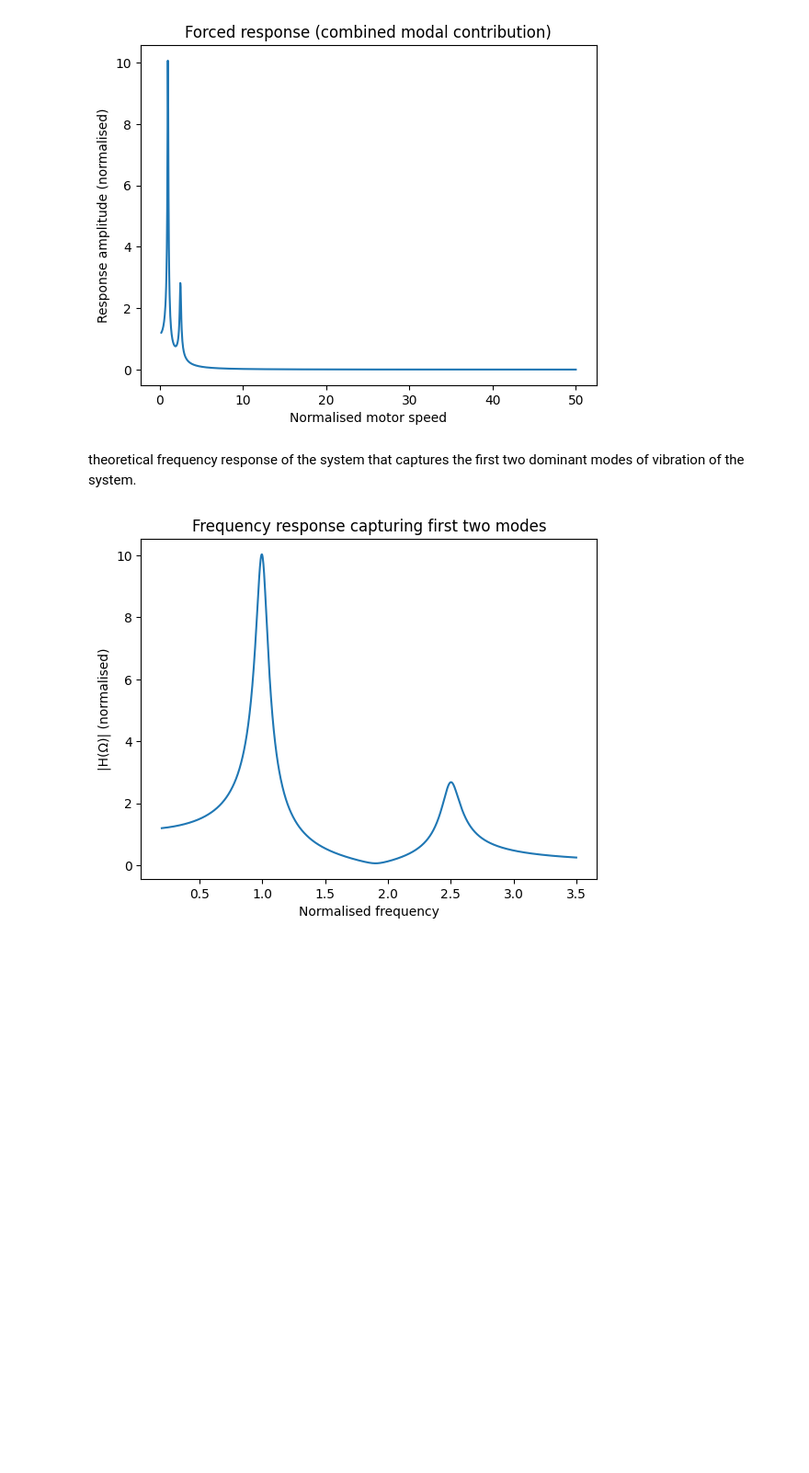
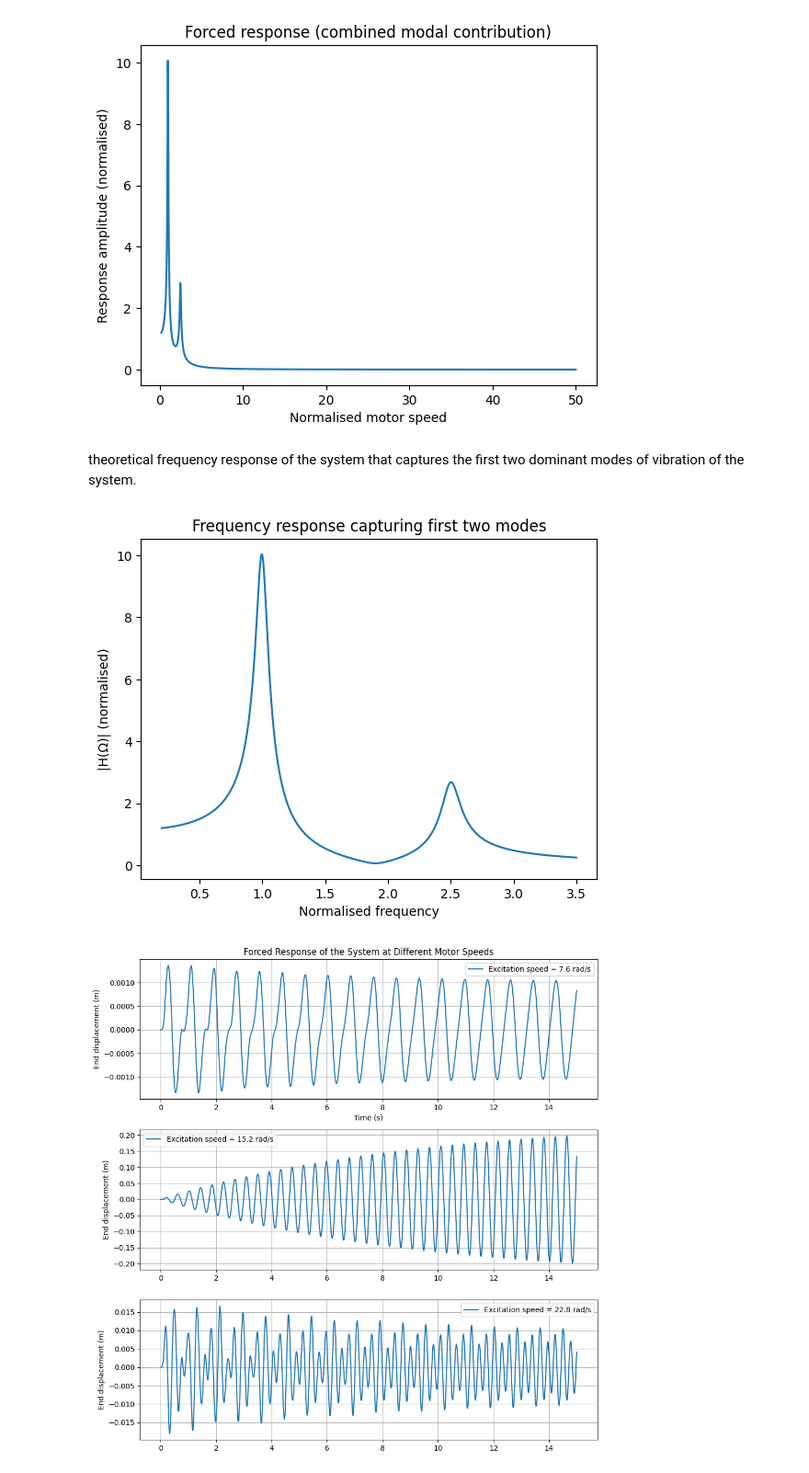
Before and after one commit to Du-nara/ME421-Mechanical-Systems-Lab-A3, a Jupyter notebook: Vibration/E_20_301_Vibration.ipynb, the cells around one changed output. Shown at 92% size. Saved outputs shown, nothing was run; the diff lists cells and outputs as text; code cells hidden in the pictures; blank space fills up the shorter version.

```diff
--- a/Vibration/E_20_301_Vibration.ipynb
+++ b/Vibration/E_20_301_Vibration.ipynb
@@ -283,3 +283,95 @@ plt.title("Frequency response capturing first two modes")
 plt.show()
 # %% [output]
 [figure]
+# %%
+import numpy as np
+import matplotlib.pyplot as plt
+from scipy.integrate import odeint
+
+# -----------------------------
+# System definition
+# -----------------------------
+beam_length = 1.0
+motor_loc = beam_length / 2
+beam_mass = 5.0
+exciter_mass = 2.0
+spring_k = 2000.0
+unbalance = 0.05
+
+# Beam inertia about pivot
+beam_inertia = (1.0 / 3.0) * beam_mass * beam_length**2
+
+# -----------------------------
+# Mass and stiffness matrices
+# -----------------------------
+Mass = np.array([
+    [beam_inertia + exciter_mass * motor_loc**2, exciter_mass * motor_loc],
+    [exciter_mass * motor_loc, exciter_mass]
+])
+
+Stiffness = np.array([
+    [spring_k * beam_length**2, 0.0],
+    [0.0, 500.0]   # small stiffness term for numerical stability
+])
+
+# -----------------------------
+# Natural frequencies
+# -----------------------------
+eigvals = np.linalg.eigvals(np.linalg.inv(Mass) @ Stiffness)
+omega_n = np.sort(np.sqrt(np.real(eigvals)))
+
+drive_speeds = [
+    0.5 * omega_n[0],
+    1.0 * omega_n[0],
+    1.5 * omega_n[0]
+]
+
+# -----------------------------
+# Forced vibration model
+# -----------------------------
+def state_equations(z, time, Omega):
+    q1, q2, dq1, dq2 = z
+
+    # Harmonic excitation due to unbalance
+    force = unbalance * Omega**2 * np.sin(Omega * time)
+    load = np.array([force * motor_loc, force])
+
+    q = np.array([q1, q2])
+    dq = np.array([dq1, dq2])
+
+    # Simple proportional damping term
+    damping_term = 0.5 * dq
+
+    ddq = np.linalg.solve(
+        Mass,
+        load - Stiffness @ q - damping_term
+    )
+
+    return [dq1, dq2, ddq[0], ddq[1]]
+
+# -----------------------------
+# Time integration
+# -----------------------------
+time = np.linspace(0.0, 15.0, 2000)
+initial_state = [0.0, 0.0, 0.0, 0.0]
+
+plt.figure(figsize=(10, 10))
+
+for idx, w in enumerate(drive_speeds):
+    response = odeint(state_equations, initial_state, time, args=(w,))
+    end_displacement = response[:, 0] * beam_length
+
+    plt.subplot(3, 1, idx + 1)
+    plt.plot(time, end_displacement, label=f'Excitation speed = {w:.1f} rad/s')
+    plt.ylabel('End displacement (m)')
+    plt.grid(True)
+    plt.legend()
+
+plt.subplot(3, 1, 1)
+plt.title('Forced Response of the System at Different Motor Speeds')
+
+plt.xlabel('Time (s)')
+plt.tight_layout()
+plt.show()
+# %% [output]
+[figure, added]
```
Also changed, not shown: parts of 8 cells of this notebook.
